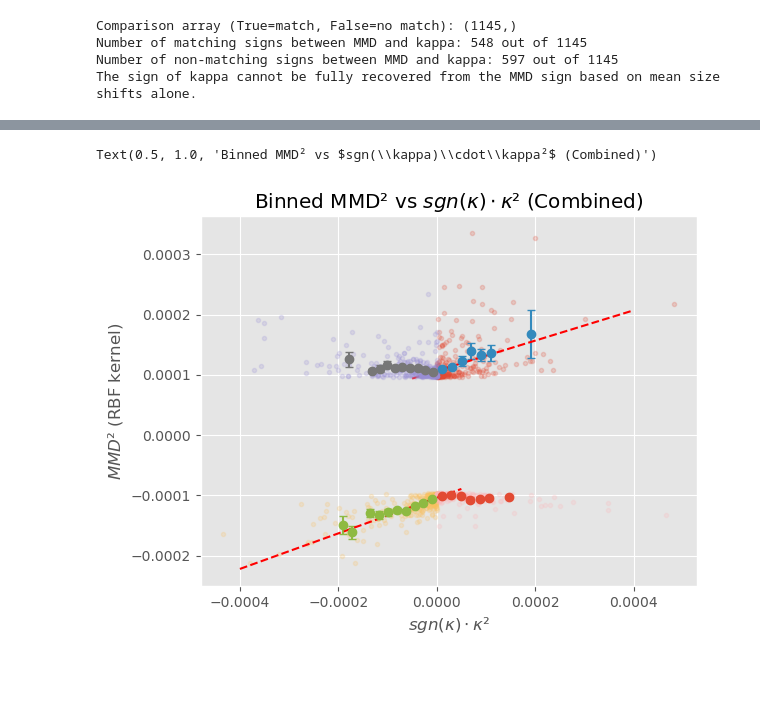
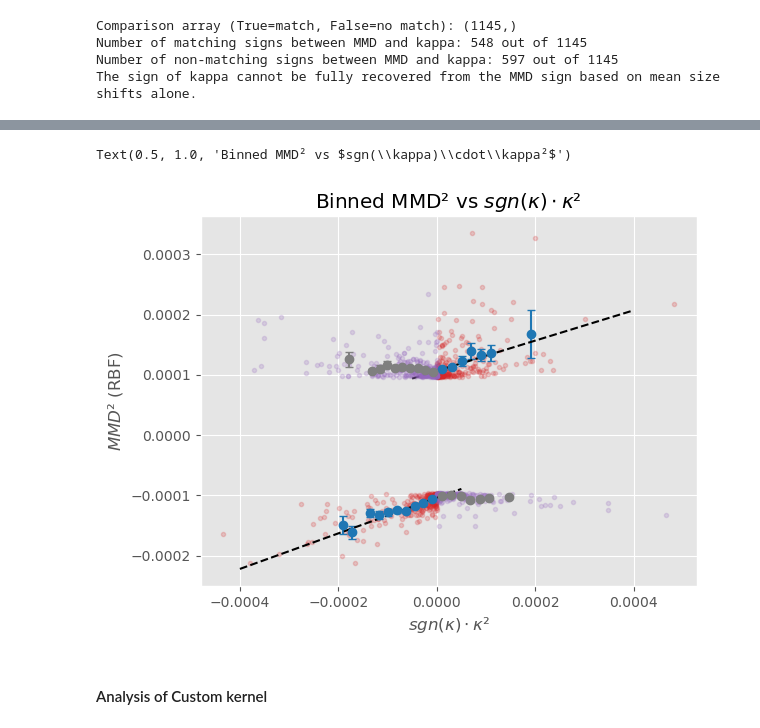
Before and after one commit to santiagobrunner/Weak-Lensing, a Jupyter notebook: MMD_estimator1000.ipynb, the cells around one changed output, grey strips where cells are left out. Cells and saved outputs as stored; diff of their text form; code cells hidden in the pictures; blank space fills up the shorter version.

```diff
--- a/MMD_estimator1000.ipynb
+++ b/MMD_estimator1000.ipynb
@@ -1191,21 +1189,23 @@ MMD ≈ 2.951e-01 * κ + -1.042e-04
 # %%
 plt.figure()
-plt.plot((np.sign(kappamap_avg_fine[comparison & plus_min_mask_fine]) * kappamap_avg_fine[comparison & plus_min_mask_fine]**2),mmd2_lensed_rbf_fine[comparison & plus_min_mask_fine], '.', label='Lensed Positive Match (MMD RBF)', alpha=0.2)
-plt.errorbar(K_pos_pos, mmd2_pos_pos, yerr=std_pos_pos, fmt='o', capsize=3)
-plt.plot(np.linspace(-0.00005, 0.0004, 10), fit_pos_pos[0]*np.linspace(-0.00005, 0.0004, 10) + fit_pos_pos[1], 'r--', label=r'Weighted fit: MMD={:.2e}$\cdot\kappa$ + {:.2e}'.format(fit_pos_pos[0], fit_pos_pos[1]))
-plt.plot((np.sign(kappamap_avg_fine[~comparison & plus_min_mask_fine]) * kappamap_avg_fine[~comparison & plus_min_mask_fine]**2),mmd2_lensed_rbf_fine[~comparison & plus_min_mask_fine], '.', label='Lensed Positive No Match (MMD RBF)', alpha=0.2)
-plt.errorbar(K_neg_pos, mmd2_neg_pos, yerr=std_neg_pos, fmt='o', capsize=3)
+plt.plot((np.sign(kappamap_avg_fine[comparison & plus_min_mask_fine]) * kappamap_avg_fine[comparison & plus_min_mask_fine]**2),mmd2_lensed_rbf_fine[comparison & plus_min_mask_fine], '.', label='Lensed Positive Match (MMD RBF)', alpha=0.2, color='tab:red')
+plt.errorbar(K_pos_pos, mmd2_pos_pos, yerr=std_pos_pos, fmt='o', capsize=3, color='tab:blue')
+plt.plot(np.linspace(-0.00005, 0.0004, 10), fit_pos_pos[0]*np.linspace(-0.00005, 0.0004, 10) + fit_pos_pos[1], linestyle='--', color='black', label=r'Weighted fit: MMD={:.2e}$\cdot\kappa$ + {:.2e}'.format(fit_pos_pos[0], fit_pos_pos[1]))
+plt.plot((np.sign(kappamap_avg_fine[~comparison & plus_min_mask_fine]) * kappamap_avg_fine[~comparison & plus_min_mask_fine]**2),mmd2_lensed_rbf_fine[~comparison & plus_min_mask_fine], '.', label='Lensed Positive No Match (MMD RBF)', alpha=0.2, color='tab:purple')
+plt.errorbar(K_neg_pos, mmd2_neg_pos, yerr=std_neg_pos, fmt='o', capsize=3, color='tab:grey')
 
-plt.plot((np.sign(kappamap_avg_fine[comparison & ~plus_min_mask_fine]) * kappamap_avg_fine[comparison & ~plus_min_mask_fine]**2),(-1)*mmd2_lensed_rbf_fine[comparison & ~plus_min_mask_fine], '.', label='Lensed Negative, Match (MMD RBF)', alpha=0.2)
-plt.errorbar(K_neg_neg, mmd2_neg_neg, yerr=std_neg_neg, fmt='o', capsize=3)
-plt.plot((np.sign(kappamap_avg_fine[~comparison & ~plus_min_mask_fine]) * kappamap_avg_fine[~comparison & ~plus_min_mask_fine]**2),(-1)*mmd2_lensed_rbf_fine[~comparison & ~plus_min_mask_fine], '.', label='Lensed Negative, No Match (MMD RBF)', alpha=0.2)
-plt.errorbar(K_pos_neg, mmd2_pos_neg, yerr=std_pos_neg, fmt='o', capsize=3)
-plt.plot(np.linspace(-0.0004, 0.00005, 10), fit_neg_neg[0]*np.linspace(-0.0004, 0.00005, 10) + fit_neg_neg[1], 'r--', label=r'Weighted fit: MMD={:.2e}$\cdot\kappa$ + {:.2e}'.format(fit_neg_neg[0], fit_neg_neg[1]))
+plt.plot((np.sign(kappamap_avg_fine[comparison & ~plus_min_mask_fine]) * kappamap_avg_fine[comparison & ~plus_min_mask_fine]**2),(-1)*mmd2_lensed_rbf_fine[comparison & ~plus_min_mask_fine], '.', label='Lensed Negative, Match (MMD RBF)', alpha=0.2, color='tab:red')
+plt.errorbar(K_neg_neg, mmd2_neg_neg, yerr=std_neg_neg, fmt='o', capsize=3, color='tab:blue')
+plt.plot((np.sign(kappamap_avg_fine[~comparison & ~plus_min_mask_fine]) * kappamap_avg_fine[~comparison & ~plus_min_mask_fine]**2),(-1)*mmd2_lensed_rbf_fine[~comparison & ~plus_min_mask_fine], '.', label='Lensed Negative, No Match (MMD RBF)', alpha=0.2, color='tab:purple')
+plt.plot(np.linspace(-0.0004, 0.00005, 10), fit_neg_neg[0]*np.linspace(-0.0004, 0.00005, 10) + fit_neg_neg[1], linestyle='--', color='black', label=r'Weighted fit: MMD={:.2e}$\cdot\kappa$ + {:.2e}'.format(fit_neg_neg[0], fit_neg_neg[1]))
+plt.errorbar(K_pos_neg, mmd2_pos_neg, yerr=std_pos_neg, fmt='o', capsize=3, color='tab:grey')
 
 # plt.legend()
 plt.xlabel(r'$sgn(\kappa)\cdot\kappa²$')
-plt.ylabel(r'$MMD²$ (RBF kernel)')
-plt.title('Binned MMD² vs $sgn(\kappa)\cdot\kappa²$ (Combined)')
+plt.ylabel(r'$MMD²$ (RBF)')
+plt.title('Binned MMD² vs $sgn(\kappa)\cdot\kappa²$')
 # %% [output]
-Text(0.5, 1.0, 'Binned MMD² vs $sgn(\\kappa)\\cdot\\kappa²$ (Combined)')
+Text(0.5, 1.0, 'Binned MMD² vs $sgn(\\kappa)\\cdot\\kappa²$')
-[figure, old version]
+[figure, new version]
+# %% [markdown]
+#### Analysis of Custom kernel
```
Also changed, not shown: parts of 7 cells of this notebook, 8 other files.
